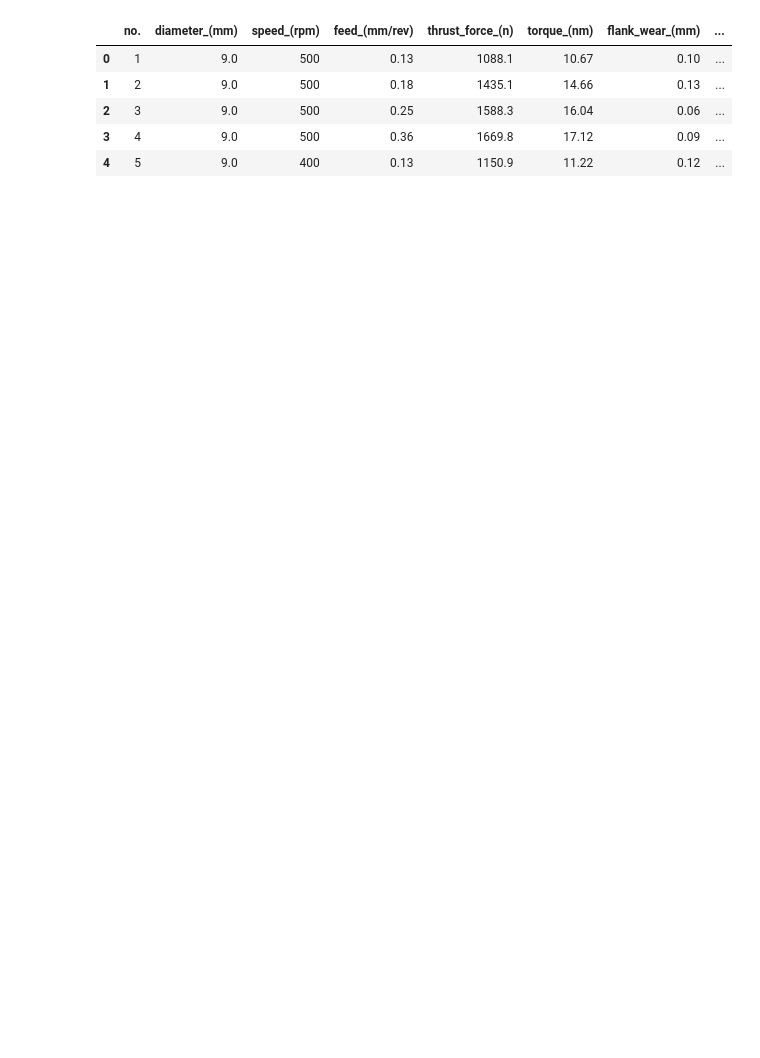
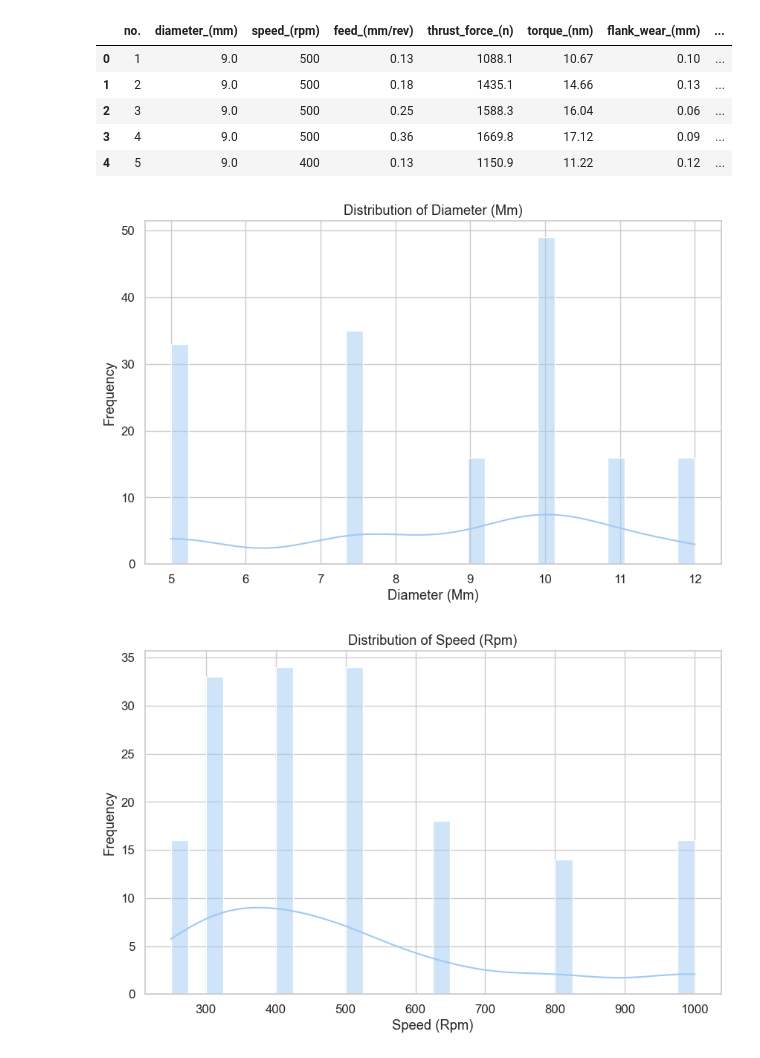
Before and after one commit to HrisheetaRoy/Drilling_Machining_Criteria_Prediction, a Jupyter notebook: eda/eda.ipynb, the cells around one changed output. Saved outputs shown, nothing was run; the diff lists cells and outputs as text; code cells hidden in the pictures; blank space fills up the shorter version.

```diff
--- a/eda/eda.ipynb
+++ b/eda/eda.ipynb
@@ -73,0 +73,7 @@ df_clean.head()
+# %%
+df = load_data()
+df_clean = clean_dataset(df)
+visualize(df_clean)
+# %% [output]
+[figure, added]
+[figure, added]
```
Also changed, not shown: parts of 3 cells of this notebook.
